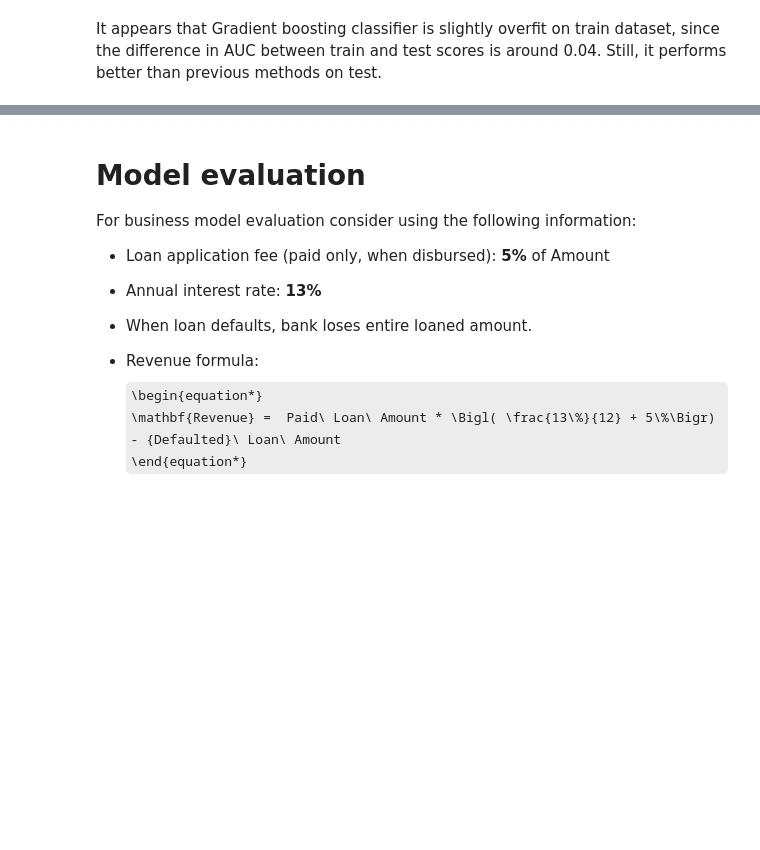
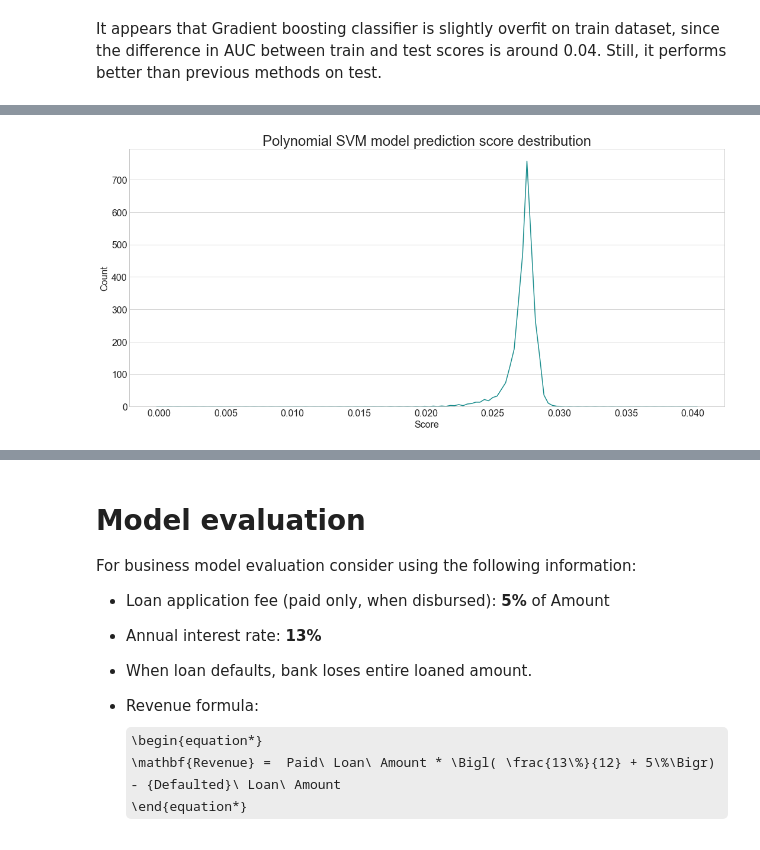
Before and after one commit to SvetlanaCipiseva/CreditScoring, a Jupyter notebook: credit_scoring.ipynb, the cells around one changed output, grey strips where cells are left out. Saved outputs shown, nothing was run; the diff lists cells and outputs as text; code cells hidden in the pictures; some formulas as TeX source; blank space fills up the shorter version.

```diff
--- a/credit_scoring.ipynb
+++ b/credit_scoring.ipynb
@@ -809,0 +905,7 @@ boxplot(tmp,
+# %%
+kdeplot(y_predict_svm_poly,
+        'Polynomial SVM model prediction score destribution',
+        'Score',
+        'Count')
+# %% [output]
+[figure, added]
```
Also changed, not shown: parts of 69 cells of this notebook, 1 other file.
